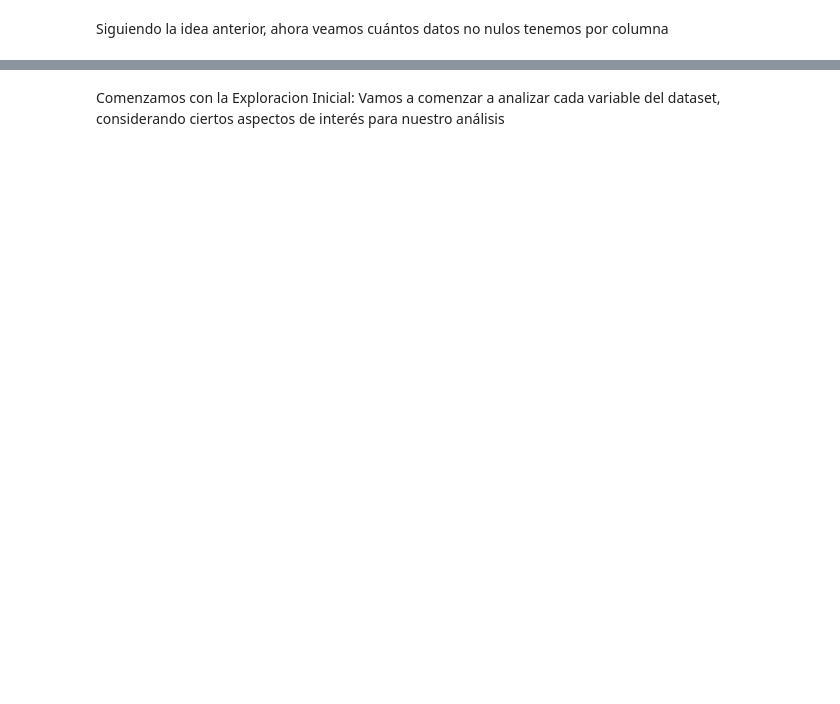
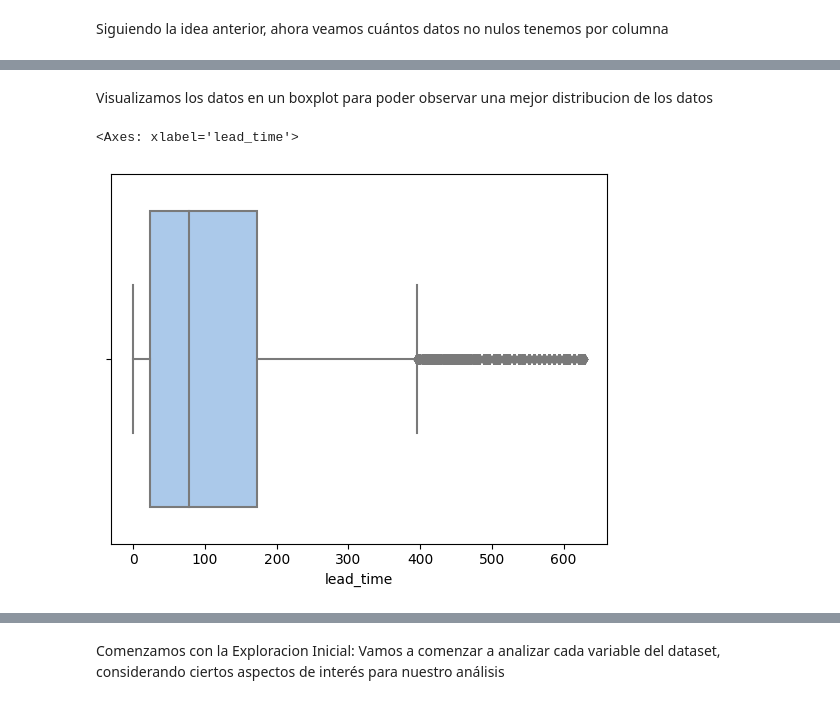
Before and after one commit to juanignaciogiacobbe/7506R-2C2023-GRUPO15, a Jupyter notebook: 7506R_TP1_GRUPO15_CHP1_ENTREGA.ipynb, the cells around one changed output, grey strips where cells are left out. Saved outputs shown, nothing was run; the diff lists cells and outputs as text; code cells hidden in the pictures; blank space fills up the shorter version.

```diff
--- a/7506R_TP1_GRUPO15_CHP1_ENTREGA.ipynb
+++ b/7506R_TP1_GRUPO15_CHP1_ENTREGA.ipynb
@@ -137,0 +205,3 @@ dtype: int64
+# %%
+columna_lead_time = ds_hoteles_train['lead_time']
+columna_lead_time.describe()
@@ -137,0 +218,7 @@ dtype: int64
+# %% [markdown]
+Visualizamos los datos en un boxplot para poder observar una mejor distribucion de los datos
+# %%
+sns.boxplot(x = columna_lead_time, palette = "pastel")
+# %% [output]
+<Axes: xlabel='lead_time'>
+[figure, added]
```
Also changed, not shown: parts of 181 cells of this notebook.
